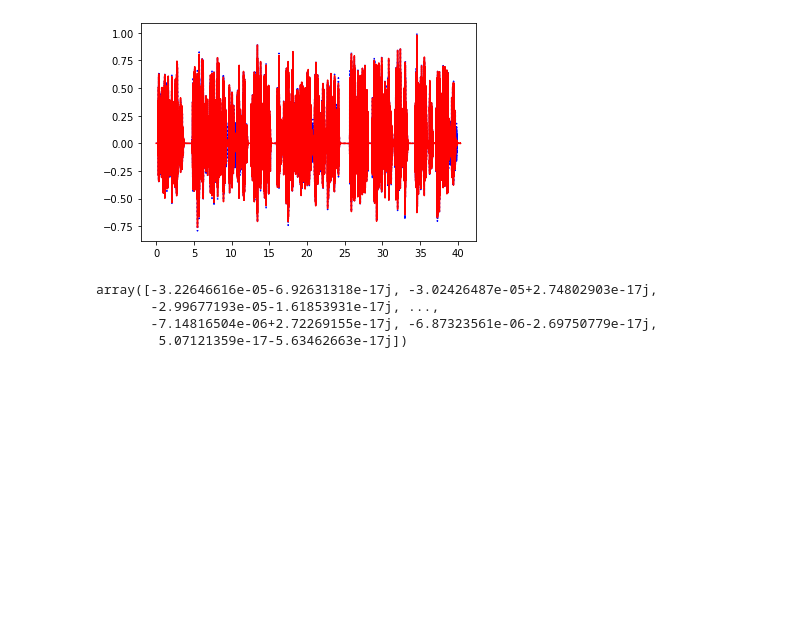
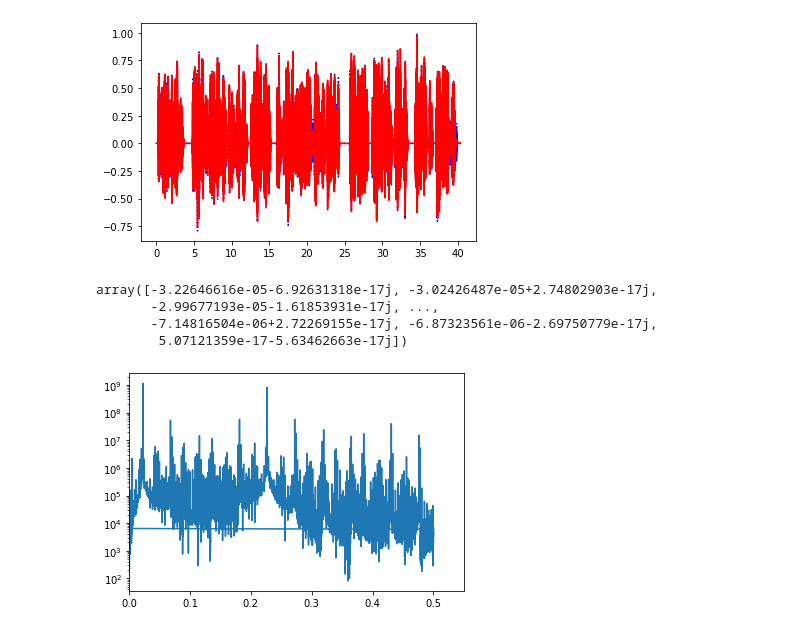
Before and after one commit to GiacomoFrn/MAPD_modA, a Jupyter notebook: tmp.ipynb, the cells around one changed output. Cells and saved outputs as stored; diff of their text form; code cells hidden in the pictures; blank space fills up the shorter version.

```diff
--- a/tmp.ipynb
+++ b/tmp.ipynb
@@ -80,0 +90,11 @@ array([-3.22646616e-05-6.92631318e-17j, -3.02426487e-05+2.74802903e-17j,
+# %%
+freq_sample, sig_audio = wavfile.read("1kHzsum10kHz_44100Hz_16bit_05sec.wav")
+fft_audio = fftpack.fft(sig_audio,len(sig_audio))
+freqs = fftpack.fftfreq(len(sig_audio))
+# %%
+plt.plot(freqs, np.abs(fft_audio))
+#plt.plot(freqs, np.abs(out))
+plt.xlim(left = 0)
+plt.yscale('log')
+# %% [output]
+[figure, added]
```
Also changed, not shown: parts of 5 cells of this notebook.
